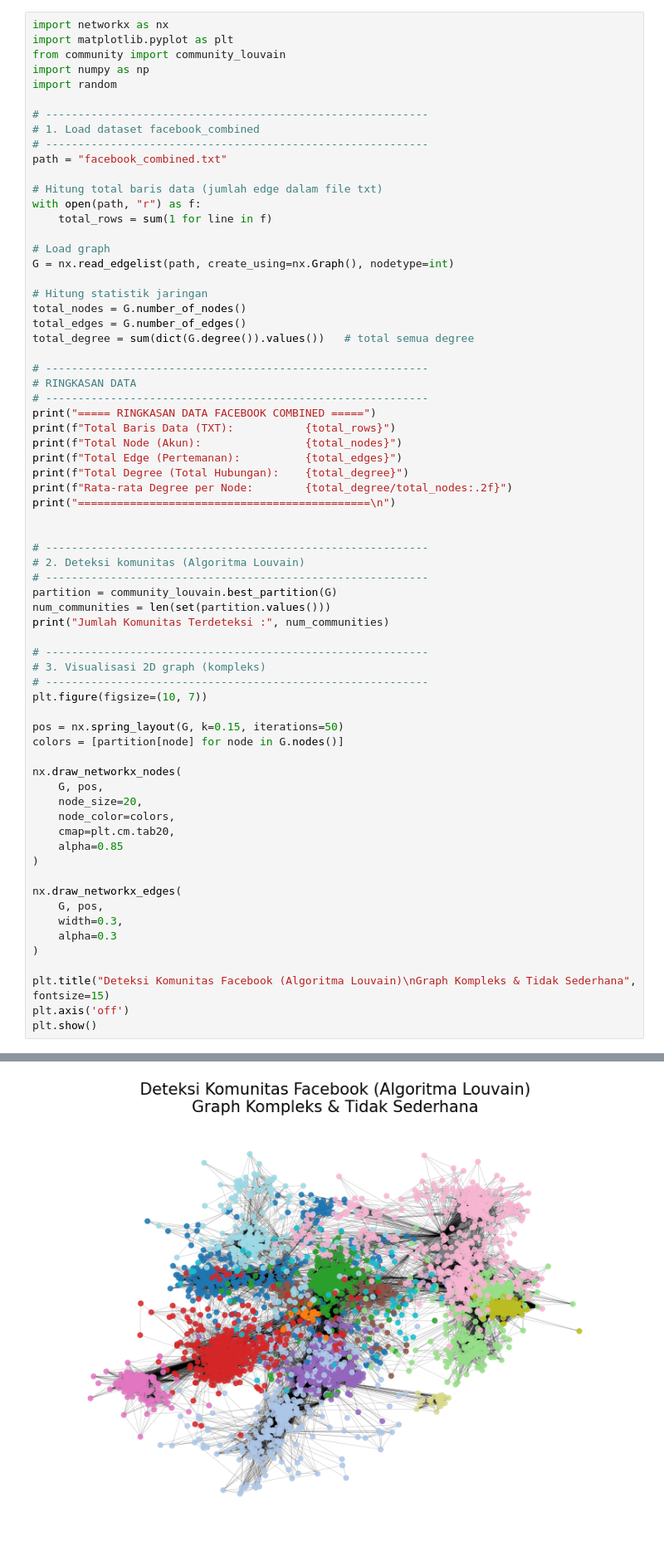
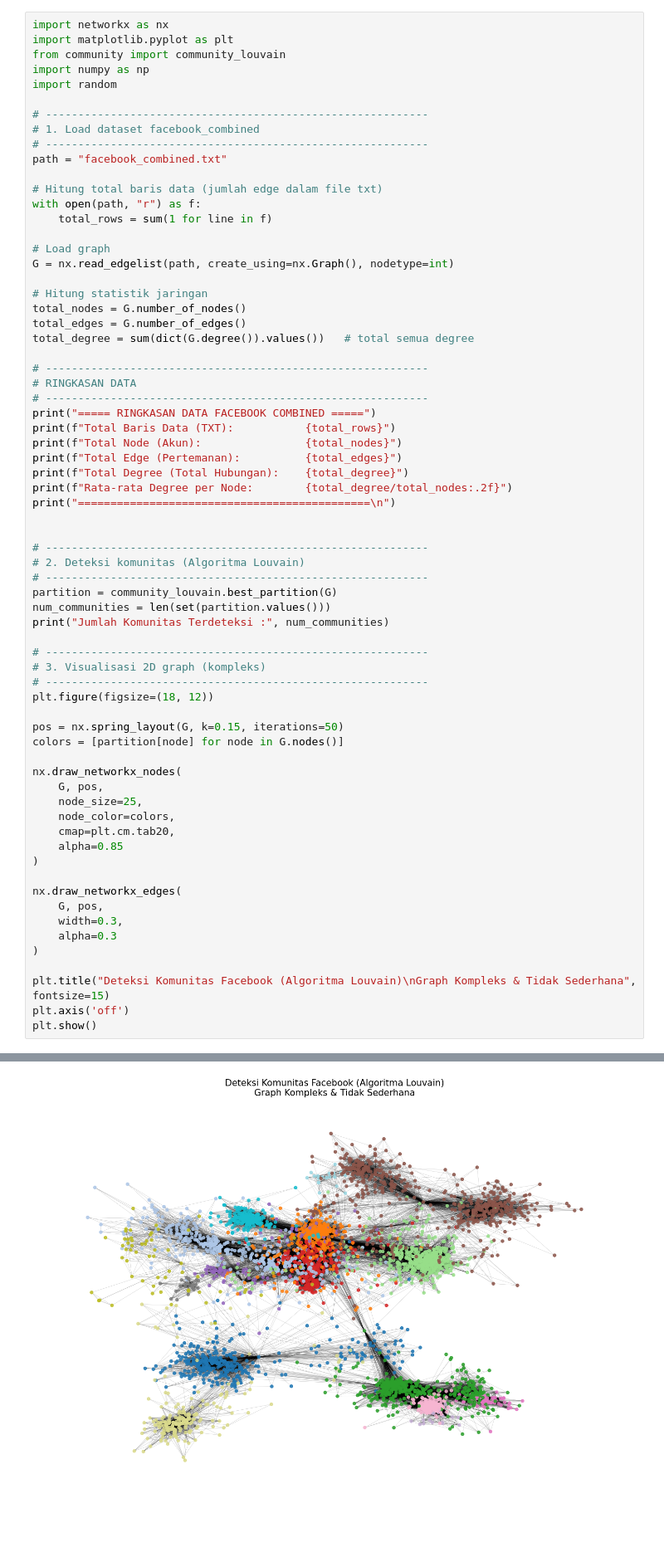
Before and after one commit to farah123-dot/ppw, a Jupyter notebook: _sources/Data_Facebook.ipynb, the cells around one changed output, grey strips where cells are left out. Shown at 83% size. Drawn from its saved outputs; the diff is of its cells as text; blank space fills up the shorter version.

```diff
--- a/_sources/Data_Facebook.ipynb
+++ b/_sources/Data_Facebook.ipynb
@@ -70,36 +70,36 @@ print("Jumlah Komunitas Terdeteksi :", num_communities)
 # -----------------------------------------------------------
 # 3. Visualisasi 2D graph (kompleks)
 # -----------------------------------------------------------
-plt.figure(figsize=(10, 7))
+plt.figure(figsize=(18, 12))
 
 pos = nx.spring_layout(G, k=0.15, iterations=50)
 colors = [partition[node] for node in G.nodes()]
 
 nx.draw_networkx_nodes(
     G, pos,
-    node_size=20,
+    node_size=25,
     node_color=colors,
     cmap=plt.cm.tab20,
     alpha=0.85
 )
 
 nx.draw_networkx_edges(
     G, pos,
     width=0.3,
     alpha=0.3
 )
 
 plt.title("Deteksi Komunitas Facebook (Algoritma Louvain)\nGraph Kompleks & Tidak Sederhana", fontsize=15)
 plt.axis('off')
 plt.show()
 # %% [output]
 ===== RINGKASAN DATA FACEBOOK COMBINED =====
 Total Baris Data (TXT):           88234
 Total Node (Akun):                4039
 Total Edge (Pertemanan):          88234
 Total Degree (Total Hubungan):    176468
 Rata-rata Degree per Node:        43.69
 =============================================
 
 Jumlah Komunitas Terdeteksi : 16
-[figure, old version]
+[figure, new version]
```
Also changed, not shown: parts of 1 cell of this notebook, 7 other files.
